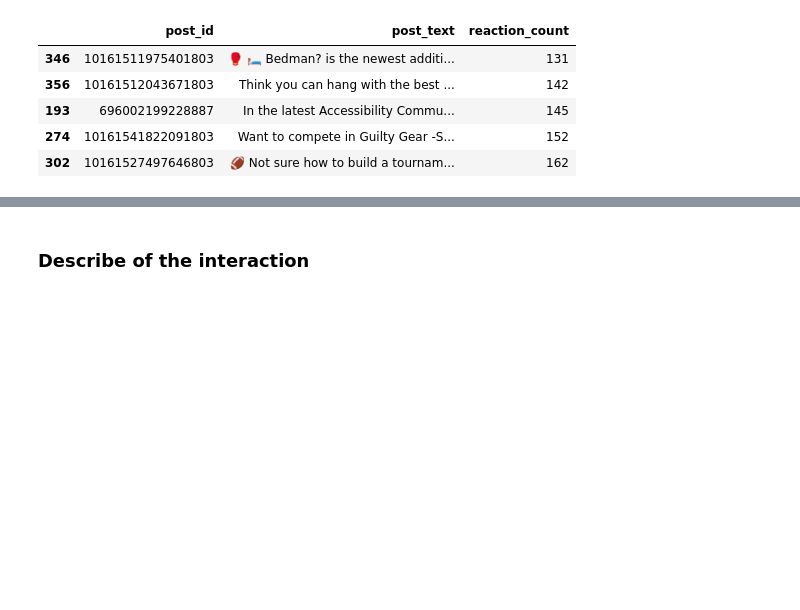
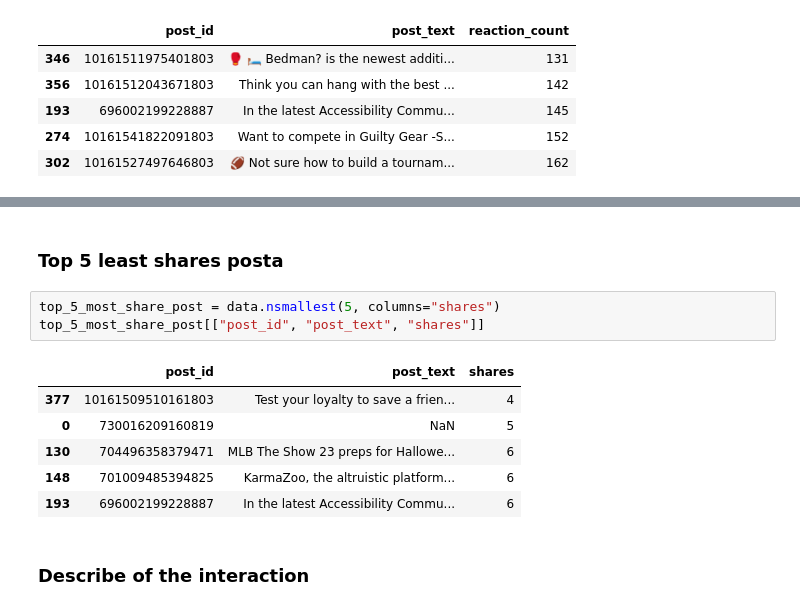
Before and after one commit to chirikatori/data-analyze-facebook, a Jupyter notebook: Analyzes.ipynb, the cells around one changed output, grey strips where cells are left out. Drawn from its saved outputs; the diff is of its cells as text; blank space fills up the shorter version.

```diff
--- a/Analyzes.ipynb
+++ b/Analyzes.ipynb
@@ -68,3 +104,15 @@ top_5_least_reaction_post[["post_id", "post_text", "reaction_count"]]
+# %% [markdown]
+### Top 5 least shares posta
+# %%
+top_5_most_share_post = data.nsmallest(5, columns="shares")
+top_5_most_share_post[["post_id", "post_text", "shares"]]
+# %% [output]
+|  | post_id | post_text | shares |
+| 377 | 10161509510161803 | Test your loyalty to save a frien... | 4 |
+| 0 | 730016209160819 | NaN | 5 |
+| 130 | 704496358379471 | MLB The Show 23 preps for Hallowe... | 6 |
+| 148 | 701009485394825 | KarmaZoo, the altruistic platform... | 6 |
+| 193 | 696002199228887 | In the latest Accessibility Commu... | 6 |
 # %% [markdown]
 ### Describe of the interaction
 # %%
```
Also changed, not shown: parts of 8 cells of this notebook, 1 other file.
